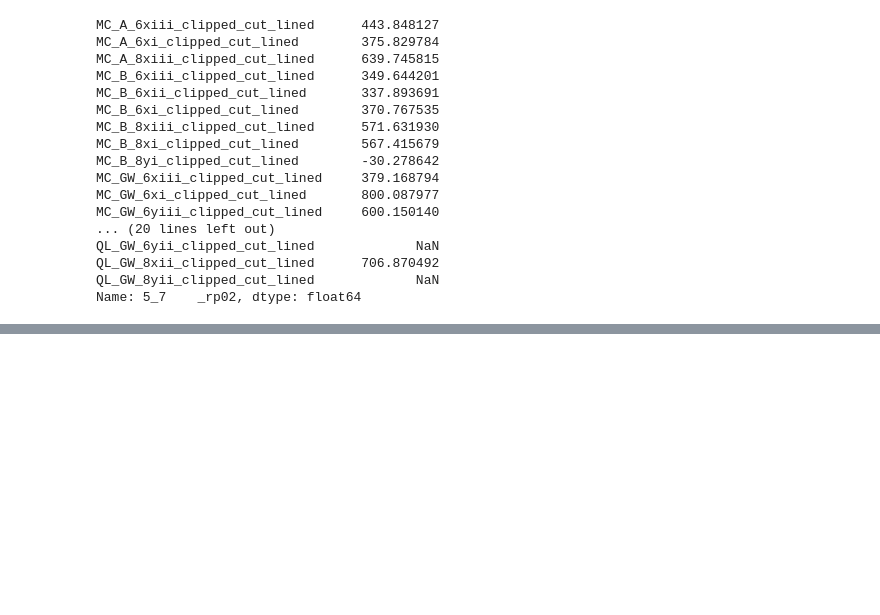
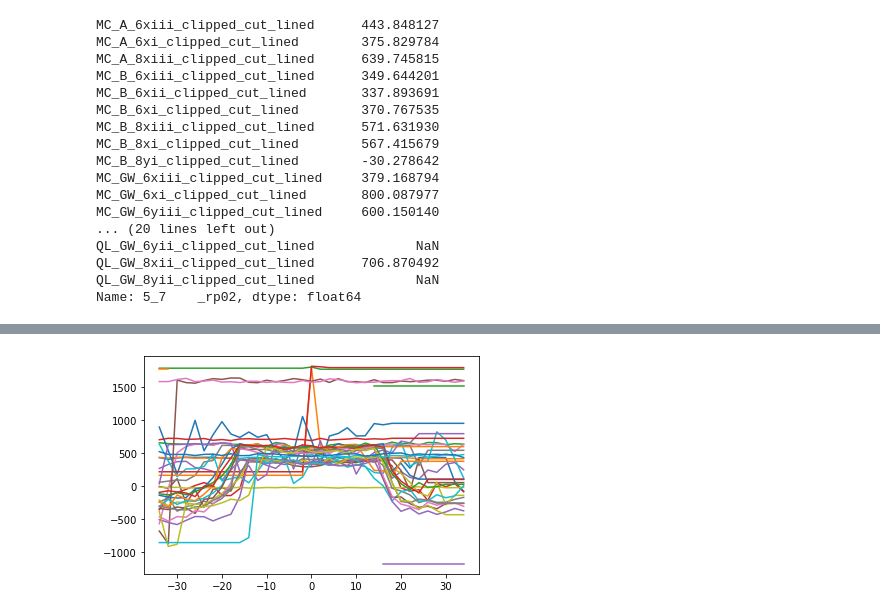
Before and after one commit to KMDE-10/DIC, a Jupyter notebook: pickle_import_analys.ipynb, the cells around one changed output, grey strips where cells are left out. Drawn from its saved outputs; the diff is of its cells as text; code cells hidden in the pictures; blank space fills up the shorter version.

```diff
--- a/pickle_import_analys.ipynb
+++ b/pickle_import_analys.ipynb
@@ -538 +650,6 @@ Name: 5_7    _rp02, dtype: float64
+# %%
+for i in tests_df.index:
+    plt.plot(posts,tests_df.loc[i,'Rp'])
+# %% [output]
+[figure, added]
 # %%
```
Also changed, not shown: parts of 3 cells of this notebook.
